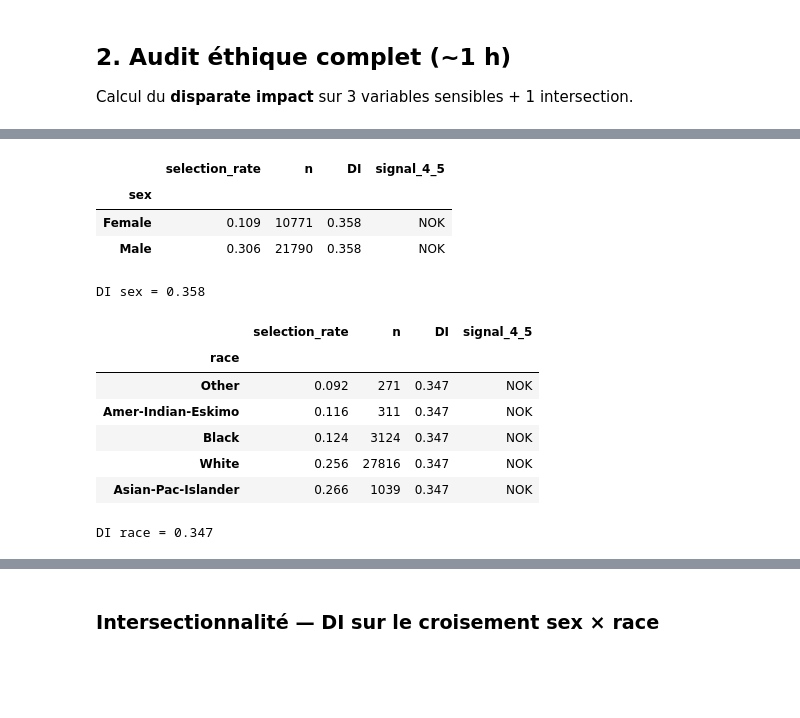
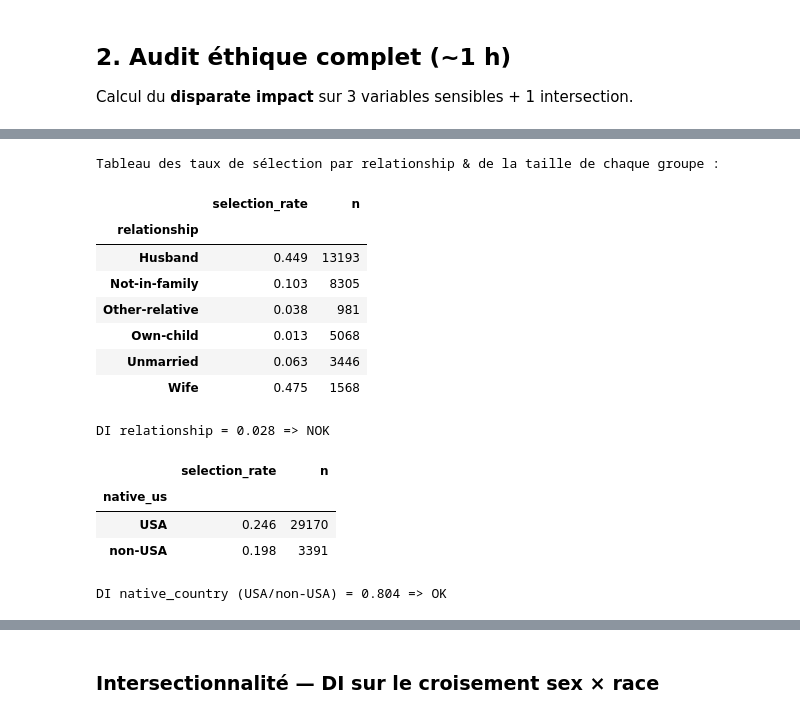
Before and after one commit to rbatos/M2-B2-athena-romain, a Jupyter notebook: notebooks/M2-B2_Tom_Romain.ipynb, the cells around one changed output, grey strips where cells are left out. Drawn from its saved outputs; the diff is of its cells as text; code cells hidden in the pictures; blank space fills up the shorter version.

Commit message:
docs(notebook) réécriture et ajout de commentaire pour une meilleur compréhension lors de rélectures futures

```diff
--- a/notebooks/M2-B2_Tom_Romain.ipynb
+++ b/notebooks/M2-B2_Tom_Romain.ipynb
@@ -89,49 +202,60 @@ def disparate_impact(df: pd.DataFrame, sensible: str, target: str = "income",
 # %%
-# DI sur sex
-di_sex, sr_sex = disparate_impact(df, "sex")
+# DI sur relationship
+di_relationship, sr_relationship = disparate_impact(df, "relationship")
 
+print("Tableau des taux de sélection par relationship & de la taille de chaque groupe :")
 display(
     pd.DataFrame(
         {
-            "selection_rate": sr_sex.round(3),
-            "n": df.groupby("sex")["income"].count(),
+            "selection_rate": sr_relationship.round(3),
+            "n": df.groupby("relationship")["income"].count(),
         }
-    ).assign(
-        DI=di_sex.round(3),
-        signal_4_5=lambda _: "NOK" if di_sex < 0.8 else "OK",
     )
+    # .sort_values("selection_rate")
+    # .assign(
+    #     DI=di_relationship.round(3),
+    #     signal_4_5=lambda _: "NOK" if di_relationship < 0.8 else "OK",
+    # )
 )
-print(f"DI sex = {di_sex:.3f}")
+print(f"DI relationship = {di_relationship:.3f} => {'NOK' if di_relationship < 0.8 else 'OK'}")
 # %% [output]
+Tableau des taux de sélection par relationship & de la taille de chaque groupe :
-|  | selection_rate | n | DI | signal_4_5 |
-| sex |  |  |  |  |
-| Female | 0.109 | 10771 | 0.358 | NOK |
-| Male | 0.306 | 21790 | 0.358 | NOK |
+|  | selection_rate | n |
+| relationship |  |  |
+| Husband | 0.449 | 13193 |
+| Not-in-family | 0.103 | 8305 |
+| Other-relative | 0.038 | 981 |
+| Own-child | 0.013 | 5068 |
+| Unmarried | 0.063 | 3446 |
+| Wife | 0.475 | 1568 |
-DI sex = 0.358
+DI relationship = 0.028 => NOK
 # %%
-# DI sur race
-di_race, sr_race = disparate_impact(df, "race")
+# DI sur native_country (agrégé en USA / non-USA pour simplifier)
+df["native_us"] = (
+    df["native_country"]
+    .eq("United-States")
+    .map({True: "USA", False: "non-USA"})
+)
 
+di_country, sr_country = disparate_impact(df, "native_us")
+
+# print("Tableau des taux de sélection par native_country (USA/non-USA) & de la taille de chaque groupe :")
 display(
     pd.DataFrame(
         {
-            "selection_rate": sr_race.round(3),
-            "n": df.groupby("race")["income"].count(),
+            "selection_rate": sr_country.round(3),
+            "n": df.groupby("native_us")["income"].count(),
         }
     )
-    .sort_values("selection_rate")
-    .assign(
-        DI=di_race.round(3),
-        signal_4_5=lambda _: "NOK" if di_race < 0.8 else "OK",
-    )
+    # .assign(
+    #     DI=di_country.round(3),
+    #     signal_4_5=lambda _: "NOK" if di_country < 0.8 else "OK",
+    # )
 )
-print(f"DI race = {di_race:.3f}")
+print(f"DI native_country (USA/non-USA) = {di_country:.3f} => {'NOK' if di_country < 0.8 else 'OK'}")
 # %% [output]
-|  | selection_rate | n | DI | signal_4_5 |
-| race |  |  |  |  |
-| Other | 0.092 | 271 | 0.347 | NOK |
-| Amer-Indian-Eskimo | 0.116 | 311 | 0.347 | NOK |
-| Black | 0.124 | 3124 | 0.347 | NOK |
-| White | 0.256 | 27816 | 0.347 | NOK |
-| Asian-Pac-Islander | 0.266 | 1039 | 0.347 | NOK |
+|  | selection_rate | n |
+| native_us |  |  |
+| USA | 0.246 | 29170 |
+| non-USA | 0.198 | 3391 |
-DI race = 0.347
+DI native_country (USA/non-USA) = 0.804 => OK
```
Also changed, not shown: parts of 10 cells of this notebook.
